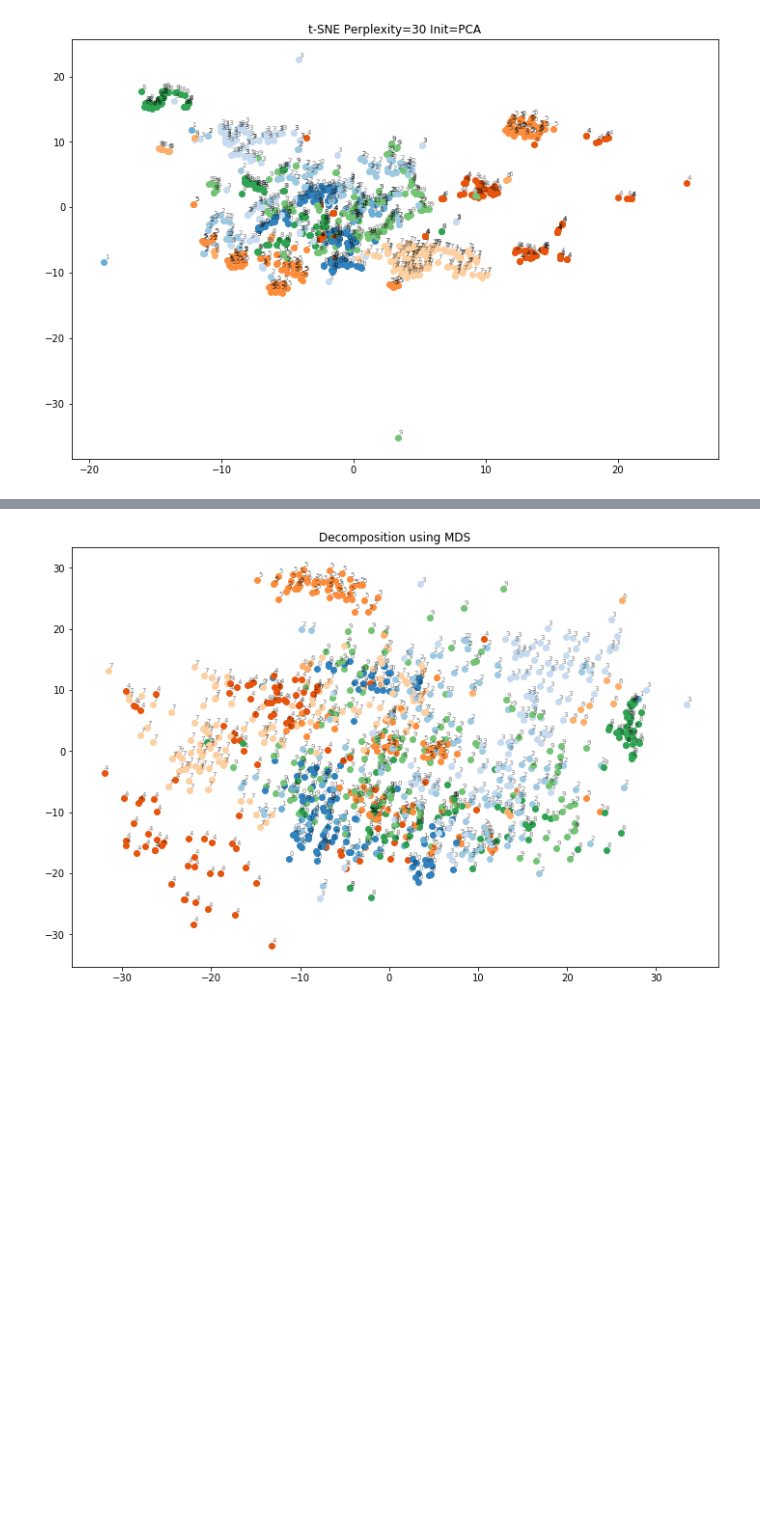
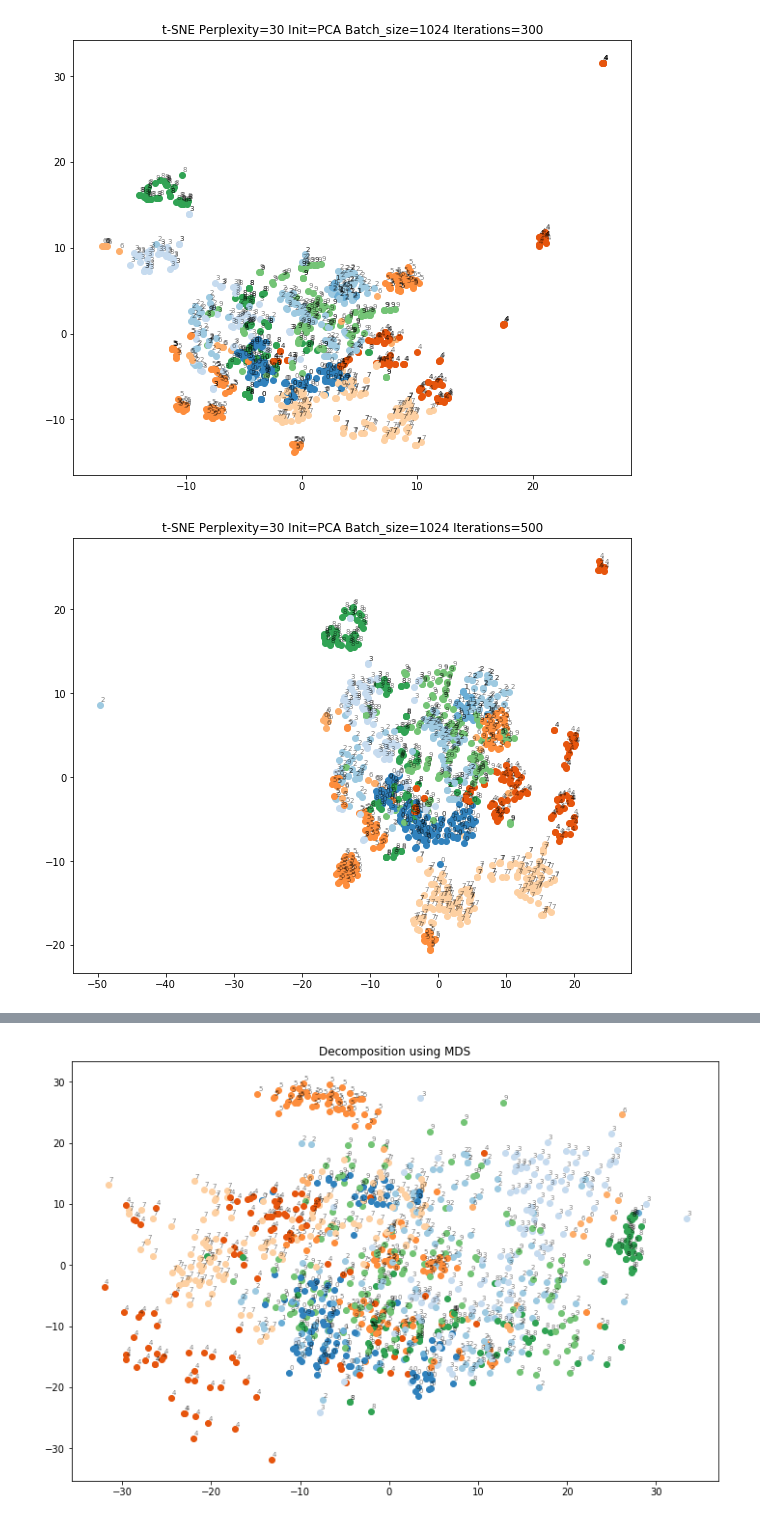
Before and after one commit to ksangeeta2429/l3embedding, a Jupyter notebook: embedding_dim_reduction_viz.ipynb, the cells around one changed output, grey strips where cells are left out. Saved outputs shown, nothing was run; the diff lists cells and outputs as text; code cells hidden in the pictures; blank space fills up the shorter version.

```diff
--- a/embedding_dim_reduction_viz.ipynb
+++ b/embedding_dim_reduction_viz.ipynb
@@ -119,11 +124,17 @@ data = X[:batch_size,:]
 labels = y[:batch_size]
 # %%
 from sklearn.manifold import TSNE
+
+#Effect of perplexities
 perplexities = [15, 20, 30, 35, 40, 50]
+fig1 = plt.figure(figsize=(25, 12))
+show = False
 
 #Barnes-Hut Implementation
 for i in range(len(perplexities)):
+    if i == len(perplexities)-1:
+        show=True
     trans_data = TSNE(perplexity=perplexities[i], n_components=3, n_iter=300).fit_transform(data)
-    plt_title = 't-SNE Perplexity='+str(perplexities[i])
-    show_viz(trans_data, labels, plt_title)
+    plt_title = 't-SNE Batch_size=1024 Perplexity='+str(perplexities[i])
+    show_viz(trans_data, labels, plt_title, rows=2, cols=3, idx=i+1, fig=fig1, show=show)
 # %% [output]
@@ -135,0 +142,13 @@ for i in range(len(perplexities)):
+# %%
+#Effect of batch size
+batch_list = [256, 512, 1024, 2048]
+
+for i, batch in enumerate(batch_list):
+    batch_data = X[:batch,:]
+    batch_labels = y[:batch]
+    #if i == len(batch_list)-1:
+    #    show=True
+    tsne_data = TSNE(perplexity=30, n_components=3, init='pca', n_iter=300).fit_transform(batch_data)
+    plt_title = 't-SNE Perplexity=30 Init=PCA Batch_size='+str(batch)
+    show_viz(tsne_data, batch_labels, plt_title)
+    #show_viz(tsne_data, batch_labels, plt_title, rows=2, cols=2, idx=i+1, fig=fig2, show=show)
@@ -136,6 +161,11 @@ for i in range(len(perplexities)):
 # %%
-tsne_data = TSNE(perplexity=30, n_components=3, init='pca', n_iter=300).fit_transform(data)
-plt_title = 't-SNE Perplexity=30 Init=PCA'
-show_viz(tsne_data, labels, plt_title)
+#Effect of iterations
+iter_list = [300, 500, 1000]
+
+for i, it in enumerate(iter_list):
+    iter_data = TSNE(perplexity=30, n_components=3, init='pca', n_iter=it).fit_transform(data)
+    plt_title = 't-SNE Perplexity=30 Init=PCA Batch_size=1024 Iterations='+str(it)
+    show_viz(iter_data, labels, plt_title)
 # %% [output]
-[figure, old version]
+[figure, new version]
+[figure, added]
```
Also changed, not shown: parts of 10 cells of this notebook.
